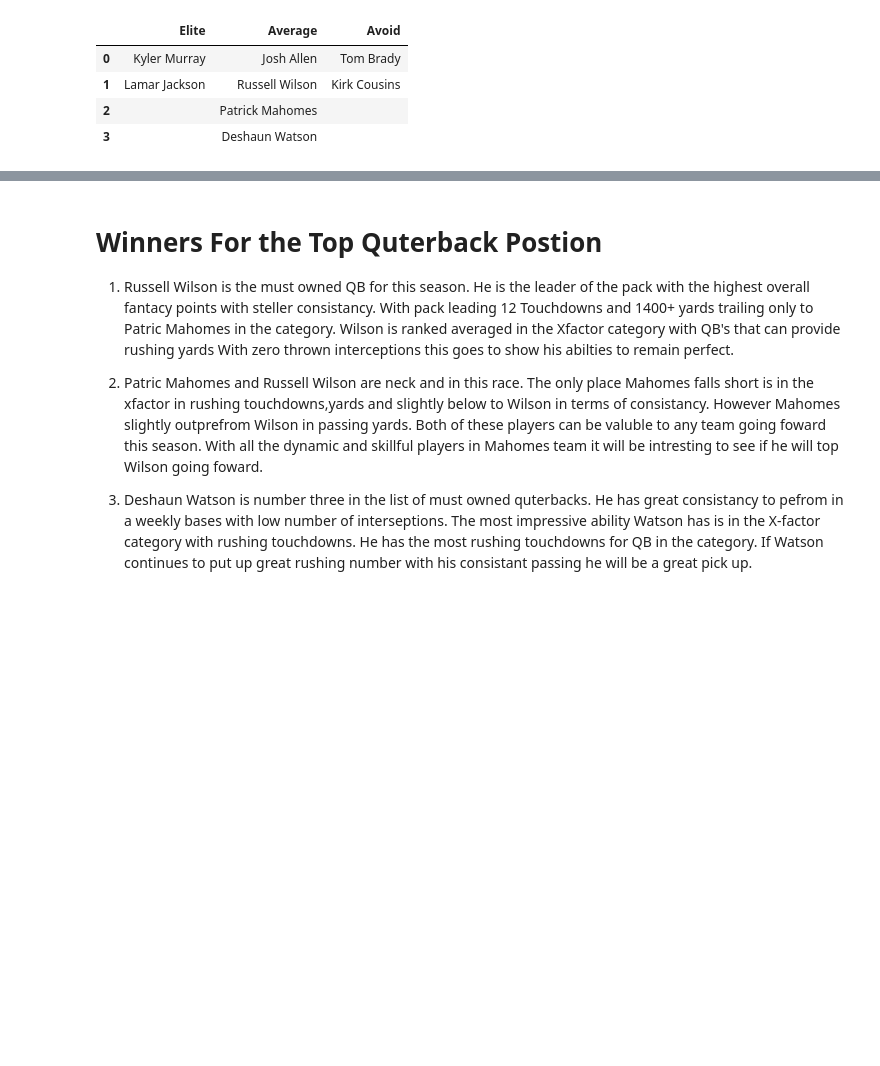
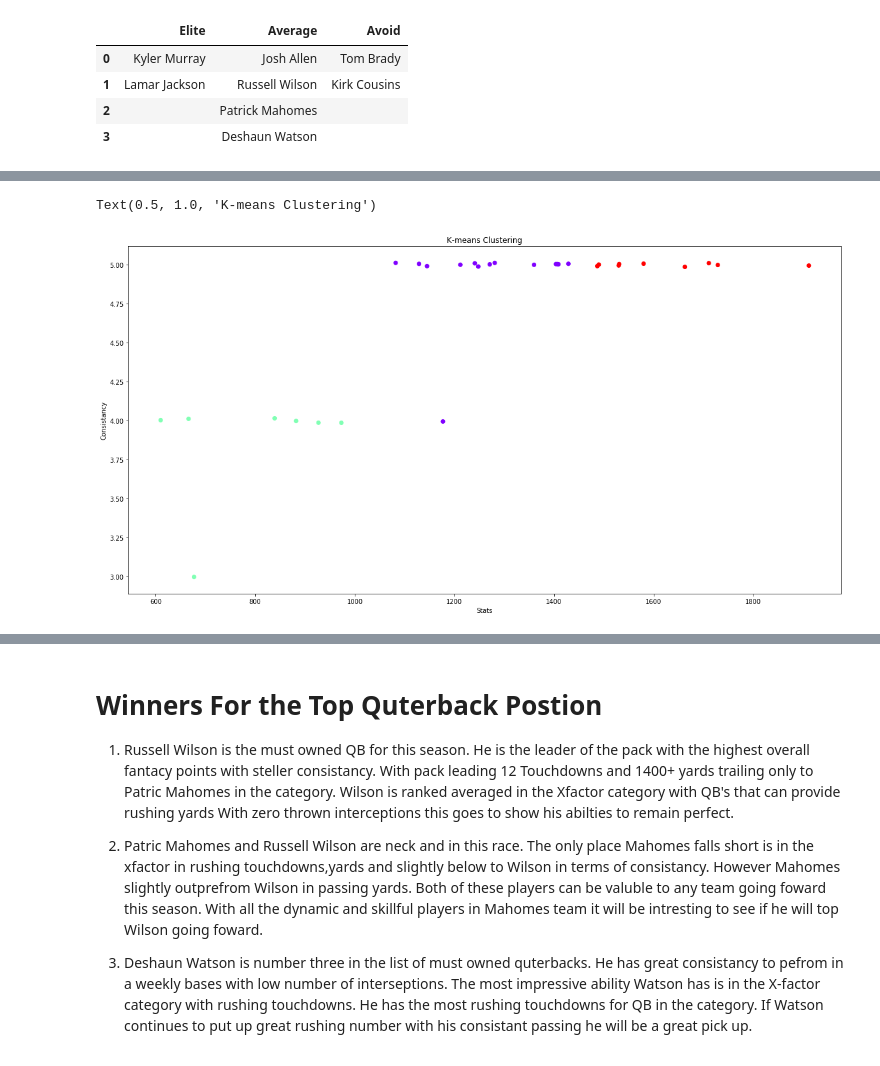
Before and after one commit to anuliyan/NFL-Fantacy, a Jupyter notebook: NFL_Fantacy-checkpoint.ipynb, the cells around one changed output, grey strips where cells are left out. Cells and saved outputs as stored; diff of their text form; code cells hidden in the pictures; blank space fills up the shorter version.

```diff
--- a/NFL_Fantacy-checkpoint.ipynb
+++ b/NFL_Fantacy-checkpoint.ipynb
@@ -268,0 +349,5 @@ df
+# %%
+QB_YDS=QB_YDS[['Player_Name','Passing_YDS','Passing_TD','INT','Rushing_Yards','Rushing_TD','FPTS/G','FPTS']]
+# %%
+QB_YDS['stats'] = (QB_YDS['Passing_YDS']+QB_YDS['Rushing_Yards'])+(QB_YDS['Passing_TD']+QB_YDS['Rushing_TD']/QB_YDS['INT']>1)
+QB_YDS['constitancy'] = QB_YDS['FPTS']/QB_YDS['FPTS/G']
@@ -268,0 +364,37 @@ df
+# %%
+QB_Stats=QB_YDS.drop(columns=['Passing_YDS','Passing_TD','INT','Rushing_Yards','Rushing_TD','FPTS/G','FPTS'])
+# %%
+QB=np.array(QB_Stats[['stats','constitancy']])
+name = np.array(QB_Stats['Player_Name'])
+
+
+X_norm = normalize(QB)
+
+
+# Reduce it to two components.
+#X_pca = PCA(2).fit_transform(X_norm)
+
+
+
+# we're looking for three clusters.
+n_clusters=3
+
+# Declare and fit the model.
+Kmeans_3 = KMeans(n_clusters)
+Kmeans_3.fit(QB)
+
+
+x1_coords=QB[:,0]
+y1_coords=QB[:,1]
+
+fig, ax1 = plt.subplots(1, figsize=(20, 10))
+ax1.scatter(x1_coords,y1_coords, c=Kmeans_3.labels_, cmap='rainbow')
+ax1.set_xlabel('Stats')
+ax1.set_ylabel('Consistancy')
+ax1.set_title("K-means Clustering")
+#for i, txt in enumerate(name):
+    #ax1.annotate(txt,(x1_coords[i], y1_coords[i]))
+#plt.figure(figsize=(200,40))
+# %% [output]
+Text(0.5, 1.0, 'K-means Clustering')
+[figure, added]
```
Also changed, not shown: parts of 28 cells of this notebook.
